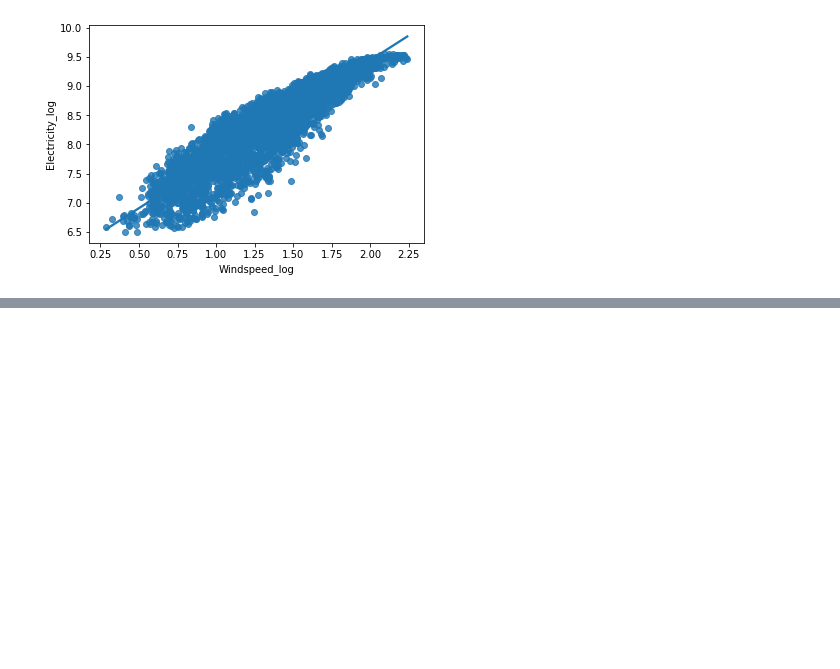
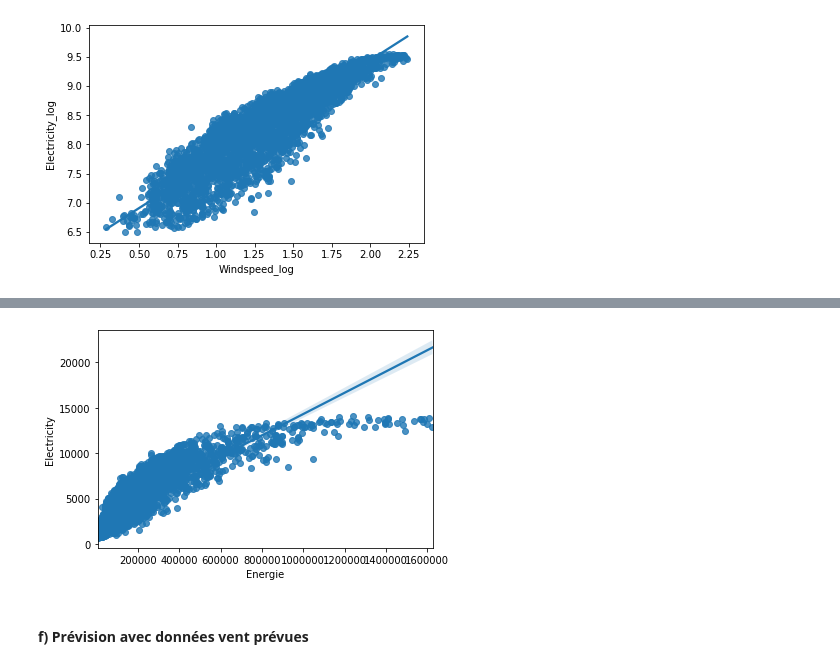
Before and after one commit to Basso42/Production-eolienne-ENSAE, a Jupyter notebook: Modélisation.ipynb, the cells around one changed output, grey strips where cells are left out. Saved outputs shown, nothing was run; the diff lists cells and outputs as text; code cells hidden in the pictures; blank space fills up the shorter version.

```diff
--- a/Modélisation.ipynb
+++ b/Modélisation.ipynb
@@ -472,0 +491,7 @@ plot = plot_linear_regression(data_pondéré, "Electricity_log", "Windspeed_log"
+# %%
+rho_air = 1.2
+
+def calcul_energie(diametre_rotor,vitesse_vent):
+    return 16/27/2 * rho_air * np.pi/4 * diametre_rotor**2 * np.power(vitesse_vent,3)
+# %%
+data['Energie'] = calcul_energie(data['diametre_rotor'],donnees_vent['Windspeed'])
@@ -472,0 +518,6 @@ plot = plot_linear_regression(data_pondéré, "Electricity_log", "Windspeed_log"
+# %%
+plot = plot_linear_regression(data, "Electricity", "Energie")
+# %% [output]
+[figure, added]
+# %% [markdown]
+#### **f) Prévision avec données vent prévues**
```
Also changed, not shown: parts of 12 cells of this notebook.
